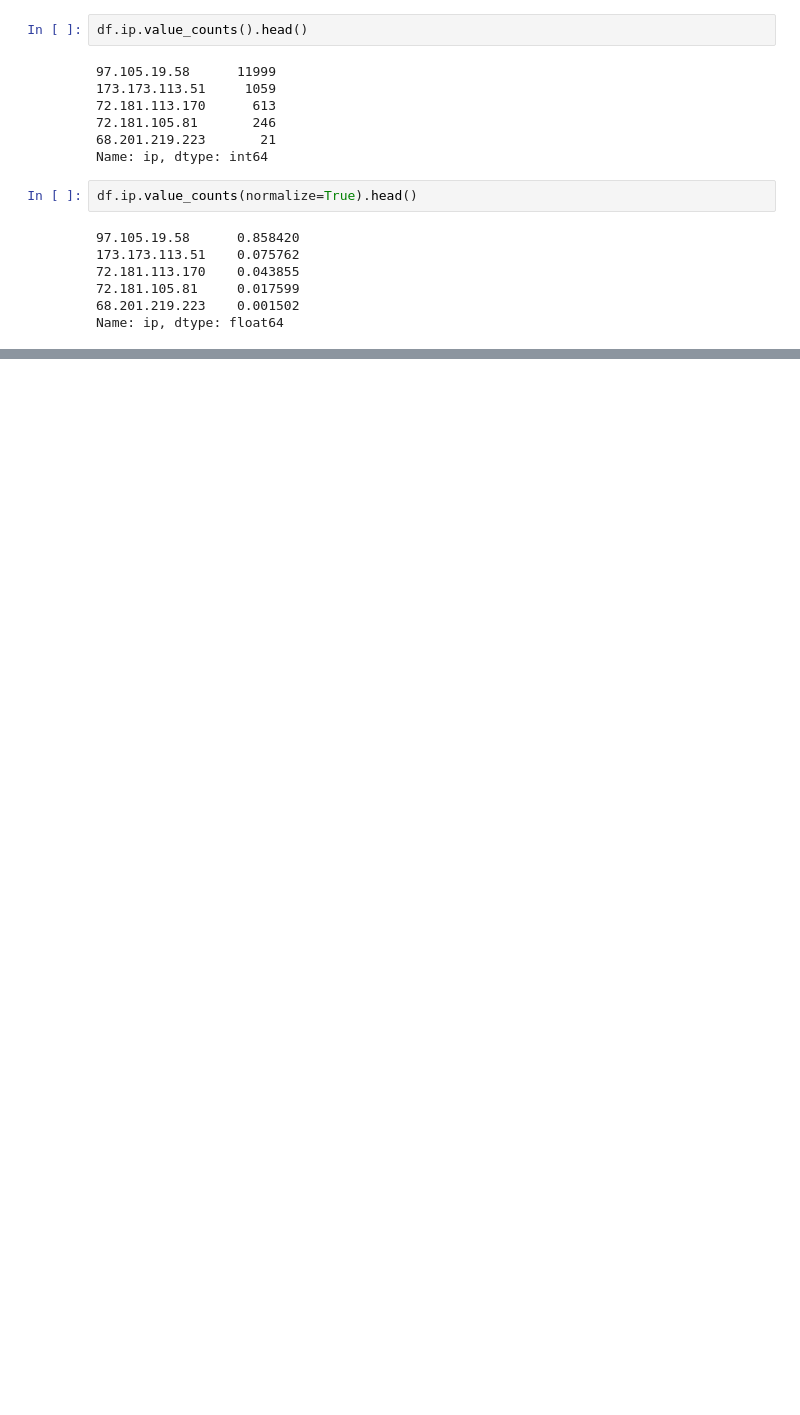
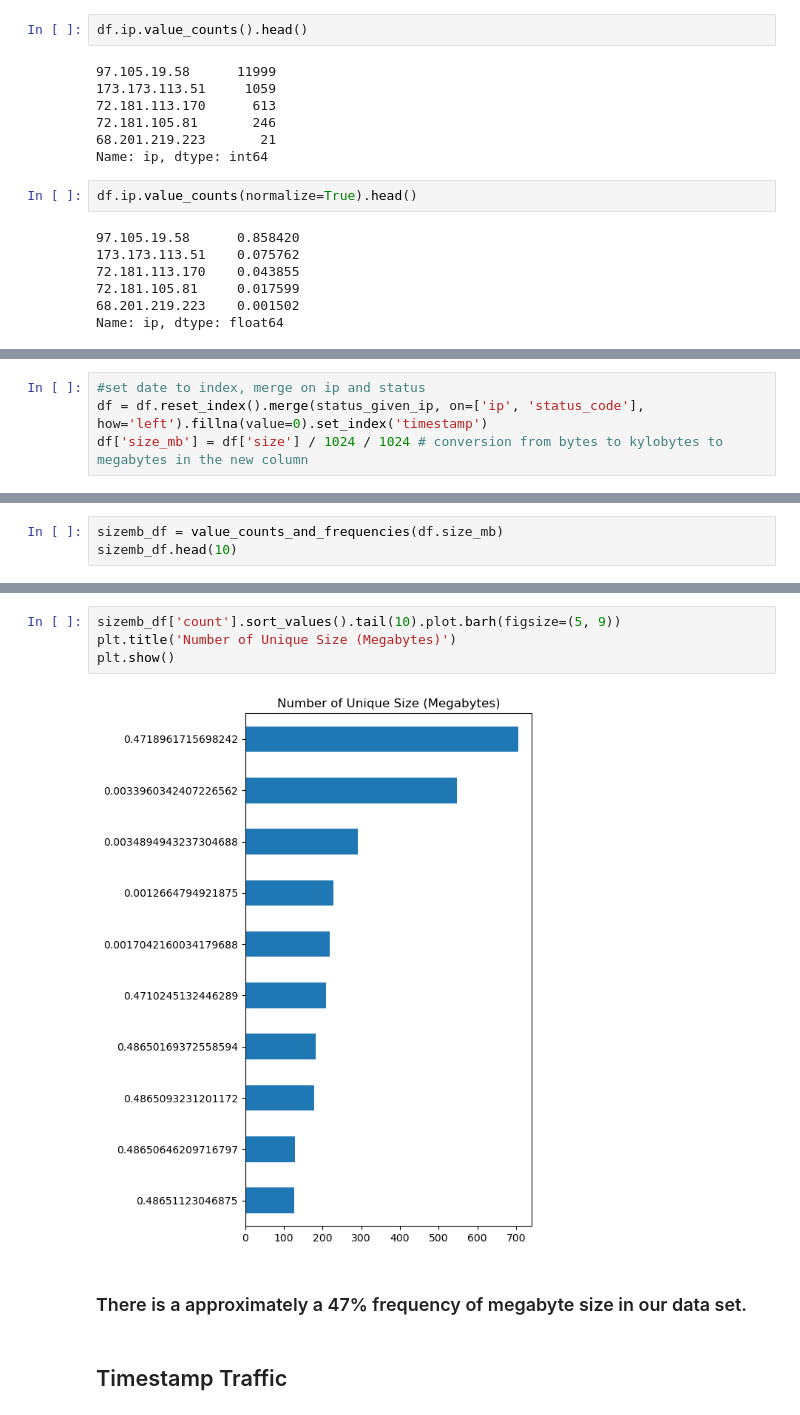
Before and after one commit to Marc-Aradillas/anomaly-detection-exercises, a Jupyter notebook: discrete_anomaly_detection.ipynb.ipynb, the cells around one changed output, grey strips where cells are left out. Cells and saved outputs as stored; diff of their text form; blank space fills up the shorter version.

```diff
--- a/discrete_anomaly_detection.ipynb.ipynb
+++ b/discrete_anomaly_detection.ipynb.ipynb
@@ -130,0 +243,4 @@ status_given_ip[status_given_ip.proba_status_given_ip < 1]
+# %%
+#set date to index, merge on ip and status
+df = df.reset_index().merge(status_given_ip, on=['ip', 'status_code'], how='left').fillna(value=0).set_index('timestamp')
+df['size_mb'] = df['size'] / 1024 / 1024 # conversion from bytes to kylobytes to megabytes in the new column
@@ -130,0 +305,3 @@ status_given_ip[status_given_ip.proba_status_given_ip < 1]
+# %%
+sizemb_df = value_counts_and_frequencies(df.size_mb)
+sizemb_df.head(10)
@@ -130,0 +320,10 @@ status_given_ip[status_given_ip.proba_status_given_ip < 1]
+# %%
+sizemb_df['count'].sort_values().tail(10).plot.barh(figsize=(5, 9))
+plt.title('Number of Unique Size (Megabytes)')
+plt.show()
+# %% [output]
+[figure, added]
+# %% [markdown]
+### There is a approximately a 47% frequency of megabyte size in our data set.
+# %% [markdown]
+## Timestamp Traffic
```
Also changed, not shown: parts of 42 cells of this notebook, 4 other files.
